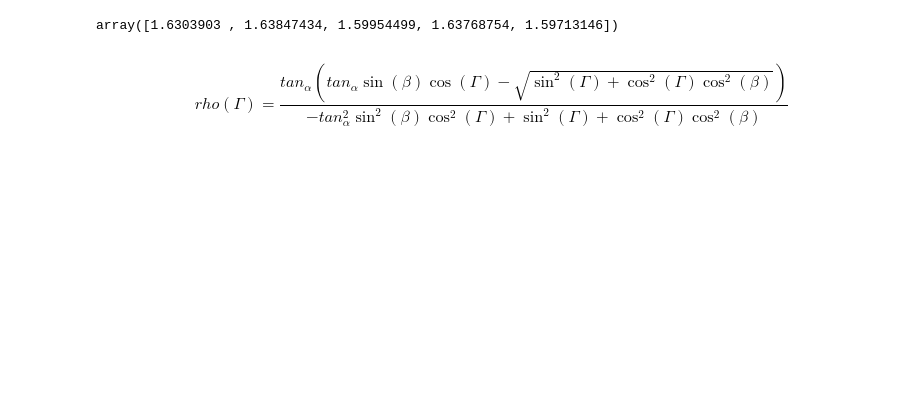
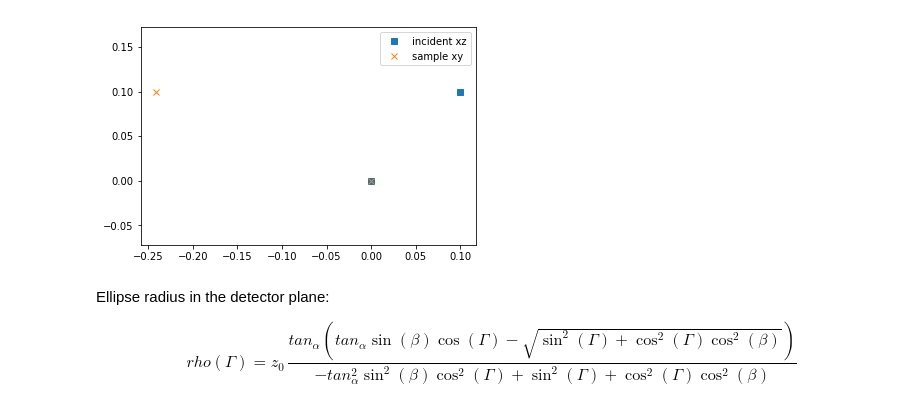
Before and after one commit to xdze2/CuNb, a Jupyter notebook: ray_tracing_vector.ipynb, the cells around one changed output. Saved outputs shown, nothing was run; the diff lists cells and outputs as text; code cells hidden in the pictures; blank space fills up the shorter version.

```diff
--- a/ray_tracing_vector.ipynb
+++ b/ray_tracing_vector.ipynb
@@ -65,2 +3,0 @@ B = A + u*t[:, np.newaxis]
-# %%
-B[t<0] = np.NaN
@@ -117,4 +18,0 @@ beta = np.arccos( np.dot(u_incident, detector_normal) )
-# %%
-beta
-# %% [output]
-array([1.6303903 , 1.63847434, 1.59954499, 1.63768754, 1.59713146])
@@ -120,0 +53,42 @@ array([1.6303903 , 1.63847434, 1.59954499, 1.63768754, 1.59713146])
+# %%
+# inputs
+deuxtheta = np.pi/4
+rayon_gonio = 100 # mm
+
+# Incident beam
+N = 2
+Ax = np.ones((N, 1)) * rayon_gonio
+Ay = np.array([[0, .1], ]).T #(np.random.rand(N, 1)-0.5) * 10
+Az = np.array([[0, .1], ]).T #(np.random.rand(N, 1)-0.5) * 0.5
+
+
+u_incident_x = -np.ones((N, 1))
+u_incident_y = np.zeros((N, 1))
+u_incident_z = np.zeros((N, 1))
+
+A = np.hstack([Ax, Ay, Az])
+u_incident = normed( np.hstack([u_incident_x, u_incident_y, u_incident_z]) )
+
+# Define detector
+detector_position  = np.array((-rayon_gonio*np.cos(deuxtheta),
+                              0,
+                              +rayon_gonio*np.sin(deuxtheta)))
+detector_normal = normed(np.array((+np.cos(deuxtheta),
+                                  0,
+                                  -np.sin(deuxtheta))))
+detector_vertical = normed(np.array((0, 1, 0)))
+detector_horizontal = np.cross(detector_normal, detector_vertical)
+
+# Define sample
+omega = deuxtheta/2
+sample_position  = normed((0, 0, 0))
+sample_normal = normed((+np.sin(omega), 0, +np.cos(omega)))
+# %%
+# Intersection of incident beams with sample plane:
+B = plane_intersection(A, u_incident, sample_position, sample_normal)
+# %%
+plt.plot(A[:, 2], A[:, 1], 's', label='incident xz')
+plt.plot(B[:, 0], B[:, 1], 'x', label='sample xy')
+plt.axis('equal'); plt.legend();
+# %% [output]
+[figure, added]
@@ -121,2 +114,4 @@ array([1.6303903 , 1.63847434, 1.59954499, 1.63768754, 1.59713146])
 # %% [markdown]
-$$rho(\Gamma) = \frac{tan_{\alpha} \left(tan_{\alpha} \sin{\left(\beta \right)} \cos{\left(\Gamma \right)} - \sqrt{\sin^{2}{\left(\Gamma \right)} + \cos^{2}{\left(\Gamma \right)} \cos^{2}{\left(\beta \right)}}\right)}{- tan_{\alpha}^{2} \sin^{2}{\left(\beta \right)} \cos^{2}{\left(\Gamma \right)} + \sin^{2}{\left(\Gamma \right)} + \cos^{2}{\left(\Gamma \right)} \cos^{2}{\left(\beta \right)}}$$
+Ellipse radius in the detector plane:
+
+$$rho(\Gamma) = z_0 \, \frac{tan_{\alpha} \left(tan_{\alpha} \sin{\left(\beta \right)} \cos{\left(\Gamma \right)} - \sqrt{\sin^{2}{\left(\Gamma \right)} + \cos^{2}{\left(\Gamma \right)} \cos^{2}{\left(\beta \right)}}\right)}{- tan_{\alpha}^{2} \sin^{2}{\left(\beta \right)} \cos^{2}{\left(\Gamma \right)} + \sin^{2}{\left(\Gamma \right)} + \cos^{2}{\left(\Gamma \right)} \cos^{2}{\left(\beta \right)}}$$
```
Also changed, not shown: parts of 18 cells of this notebook.
